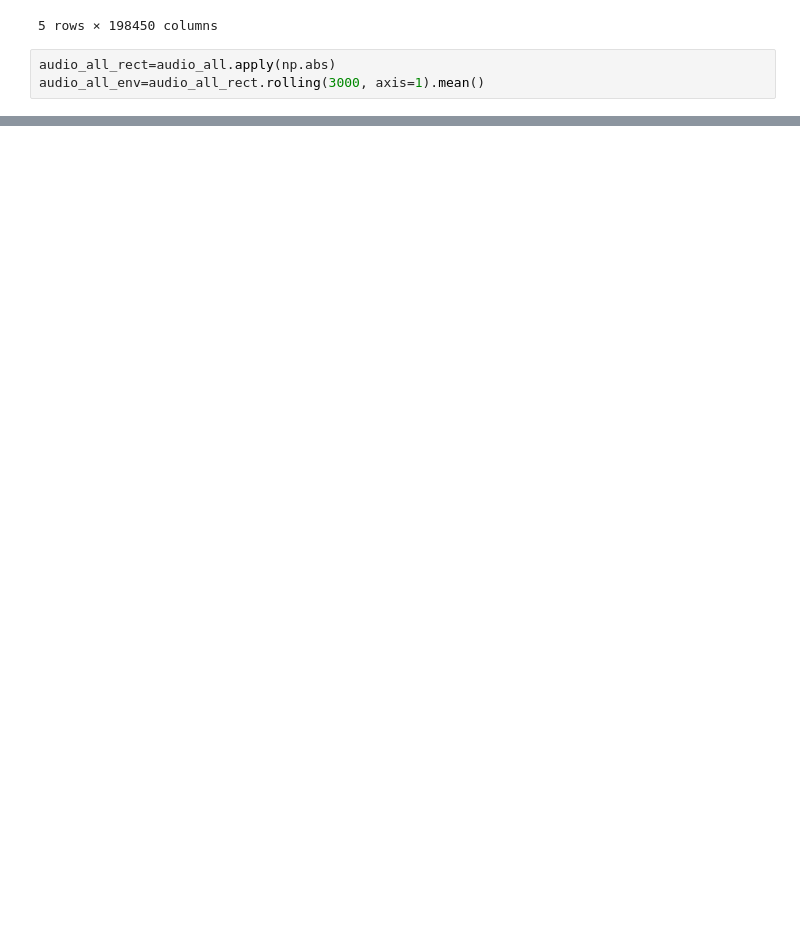
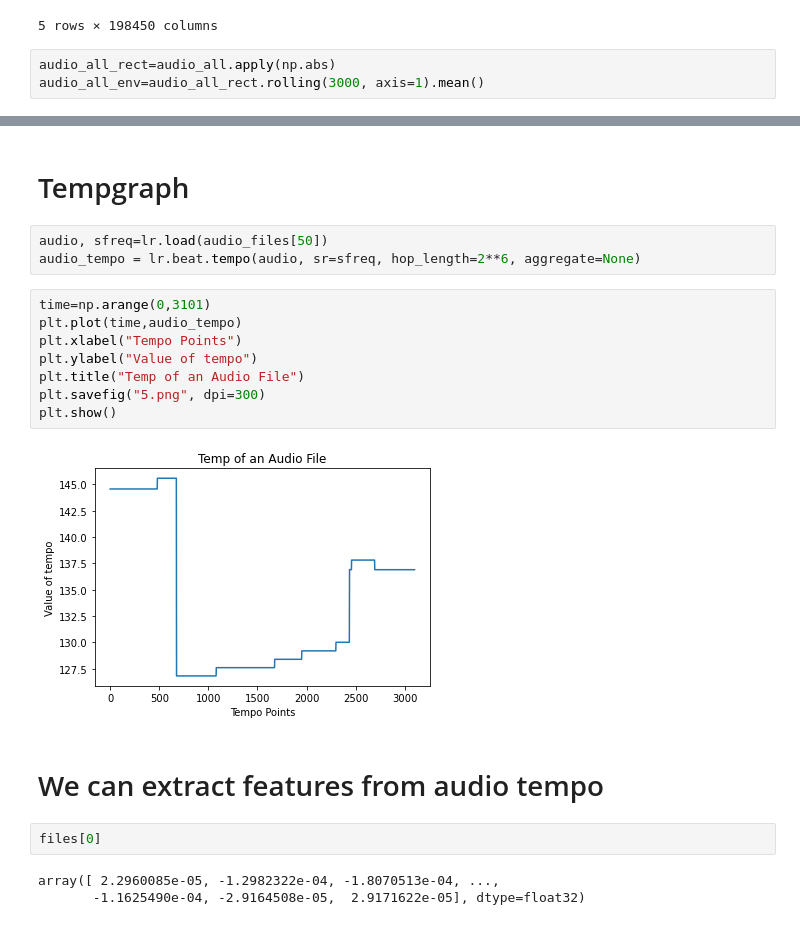
Before and after one commit to rajsandhu1989/feature_engineering, a Jupyter notebook: Sound Feature Engineering/sound_feature_engineering.ipynb, the cells around one changed output, grey strips where cells are left out. Saved outputs shown, nothing was run; the diff lists cells and outputs as text; blank space fills up the shorter version.

Commit message:
extracted env features

```diff
--- a/Sound Feature Engineering/sound_feature_engineering.ipynb
+++ b/Sound Feature Engineering/sound_feature_engineering.ipynb
@@ -219,0 +264,22 @@ data_df.head()
+# %% [markdown]
+# Tempgraph
+# %%
+audio, sfreq=lr.load(audio_files[50])
+audio_tempo = lr.beat.tempo(audio, sr=sfreq, hop_length=2**6, aggregate=None)
+# %%
+time=np.arange(0,3101)
+plt.plot(time,audio_tempo)
+plt.xlabel("Tempo Points")
+plt.ylabel("Value of tempo")
+plt.title("Temp of an Audio File")
+plt.savefig("5.png", dpi=300)
+plt.show()
+# %% [output]
+[figure, added]
+# %% [markdown]
+# We can extract features from audio tempo
+# %%
+files[0]
+# %% [output]
+array([ 2.2960085e-05, -1.2982322e-04, -1.8070513e-04, ...,
+       -1.1625490e-04, -2.9164508e-05,  2.9171622e-05], dtype=float32)
```
Also changed, not shown: parts of 13 cells of this notebook, 5 other files.
